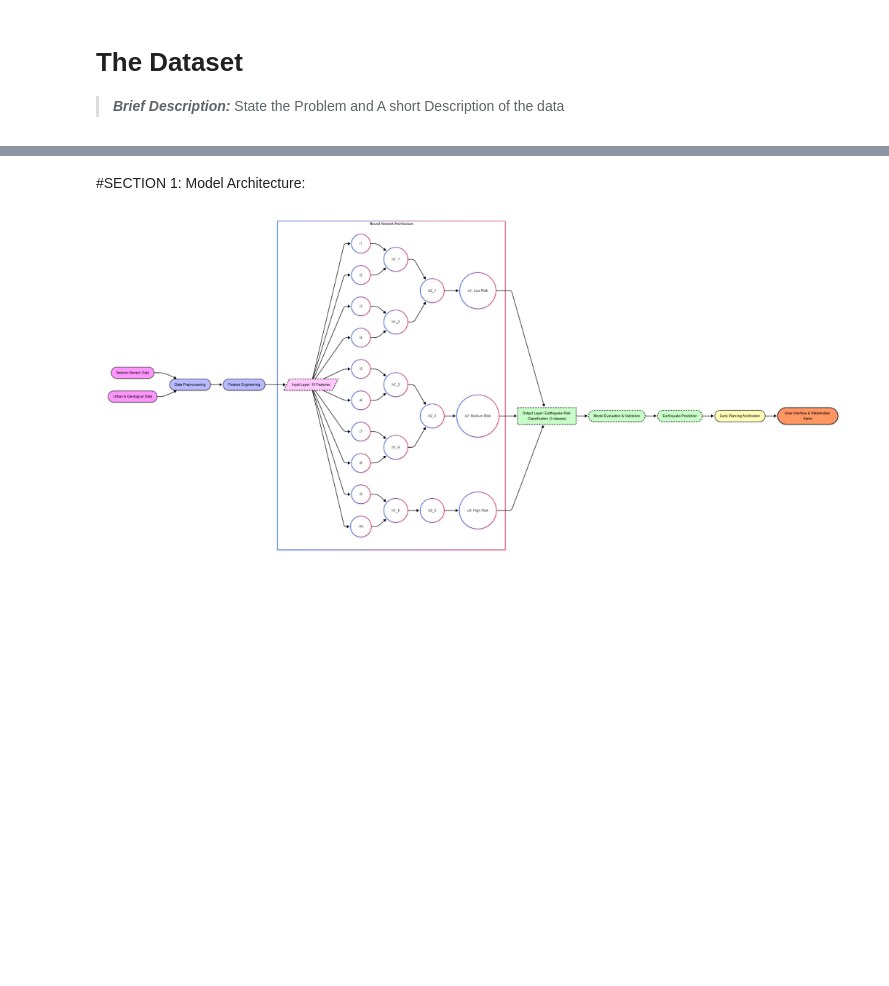
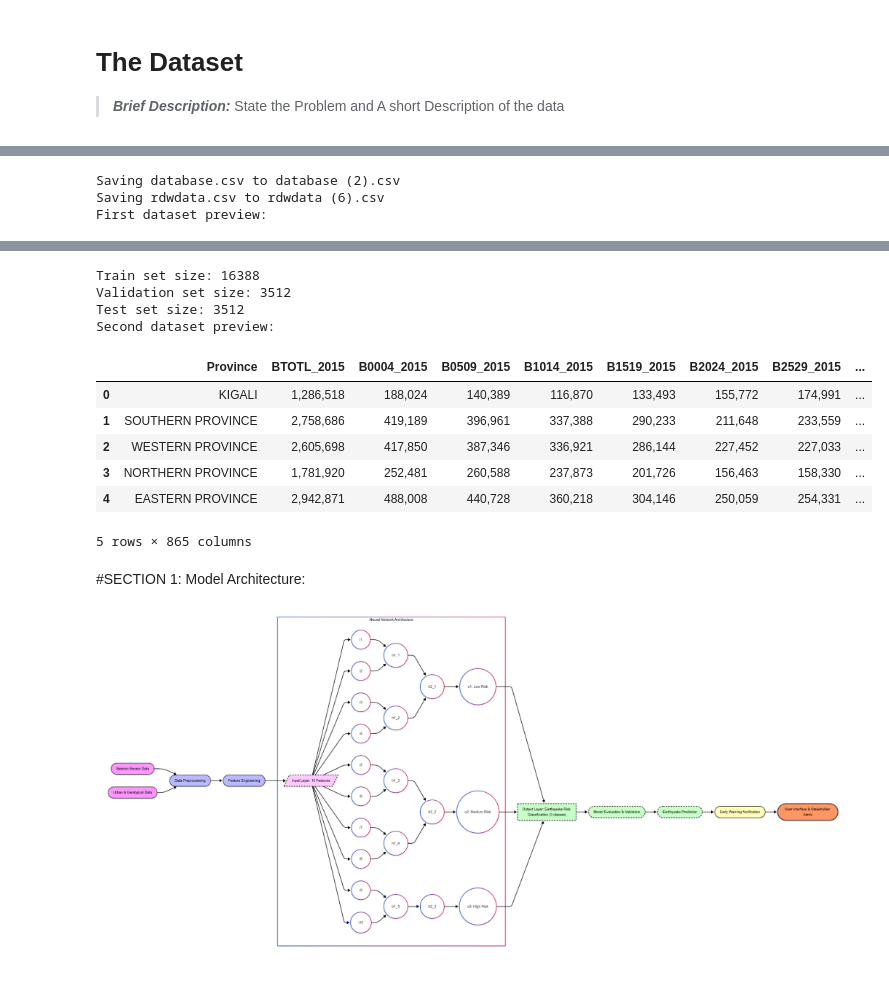
Before and after one commit to NickMuhigi/Summative_Intro_To_ML_assignment.ipynb, a Jupyter notebook: Summative_Intro_to_ml_[Nicolas_Muhigi]_assignment.ipynb, the cells around one changed output, grey strips where cells are left out. Saved outputs shown, nothing was run; the diff lists cells and outputs as text; code cells hidden in the pictures; blank space fills up the shorter version.

Commit message:
Notebook containing my project code and analysis.

```diff
--- a/Summative_Intro_to_ml_[Nicolas_Muhigi]_assignment.ipynb
+++ b/Summative_Intro_to_ml_[Nicolas_Muhigi]_assignment.ipynb
@@ -87,0 +53,66 @@ else:
+# %%
+# The Dataset
+# > ***Brief Description:***
+# The problem is to predict whether an earthquake has a high magnitude (>= 6.0) based on geographical and seismic features.
+# The first dataset contains earthquake events with Latitude, Longitude, Depth, and Magnitude.
+# The second dataset is provided optionally for further analysis or comparison.
+
+import pandas as pd
+import io
+from tkinter import Tk
+from tkinter.filedialog import askopenfilename
+
+# Function to upload a single CSV file (for local environments)
+def upload_csv_file(prompt="Select a CSV file"):
+    root = Tk()
+    root.withdraw()  # Hide the root window
+    file_path = askopenfilename(title=prompt, filetypes=[("CSV files", "*.csv")])
+    if file_path:
+        return pd.read_csv(file_path)
+    else:
+        print("No file selected.")
+        return None
+
+from google.colab import files
+from sklearn.model_selection import train_test_split
+
+# Upload two CSV files (Google Colab environment)
+print("Please upload two CSV files.")
+uploaded = files.upload()
+
+# Read uploaded files into dataframes
+dataframes = []
+for filename in uploaded.keys():
+    df = pd.read_csv(io.BytesIO(uploaded[filename]))
+    dataframes.append(df)
+
+if len(dataframes) < 2:
+    print("Please upload at least two CSV files.")
+else:
+    df1, df2 = dataframes[:2]
+
+    # Clean and preprocess df1
+    df1['Magnitude'] = pd.to_numeric(df1['Magnitude'], errors='coerce')
+    df1 = df1.dropna(subset=['Magnitude', 'Latitude', 'Longitude', 'Depth'])
+    df1['HighMag'] = (df1['Magnitude'] >= 6.0).astype(int)
+    df1 = df1[['Latitude', 'Longitude', 'Depth', 'Magnitude', 'HighMag']]
+
+    print("First dataset preview:")
+    display(df1.head())
+
+    # Prepare features and labels
+    X = df1[['Latitude', 'Longitude', 'Depth', 'Magnitude']]
+    y = df1['HighMag']
+
+    # Train-validation-test split
+    X_train, X_temp, y_train, y_temp = train_test_split(X, y, test_size=0.3, random_state=42)
+    X_val, X_test, y_val, y_test = train_test_split(X_temp, y_temp, test_size=0.5, random_state=42)
+
+    print(f"Train set size: {len(X_train)}")
+    print(f"Validation set size: {len(X_val)}")
+    print(f"Test set size: {len(X_test)}")
+
+    # Optional: show second dataset
+    print("Second dataset preview:")
+    display(df2.head())
+# %% [output]
@@ -87,0 +121,3 @@ else:
+Saving database.csv to database (2).csv
+Saving rdwdata.csv to rdwdata (6).csv
+First dataset preview:
@@ -88,3 +130,14 @@ else:
+Train set size: 16388
+Validation set size: 3512
+Test set size: 3512
+Second dataset preview:
+|  | Province | BTOTL_2015 | B0004_2015 | B0509_2015 | B1014_2015 | B1519_2015 | B2024_2015 | B2529_2015 | ... |
+| 0 | KIGALI | 1,286,518 | 188,024 | 140,389 | 116,870 | 133,493 | 155,772 | 174,991 | ... |
+| 1 | SOUTHERN PROVINCE | 2,758,686 | 419,189 | 396,961 | 337,388 | 290,233 | 211,648 | 233,559 | ... |
+| 2 | WESTERN PROVINCE | 2,605,698 | 417,850 | 387,346 | 336,921 | 286,144 | 227,452 | 227,033 | ... |
+| 3 | NORTHERN PROVINCE | 1,781,920 | 252,481 | 260,588 | 237,873 | 201,726 | 156,463 | 158,330 | ... |
+| 4 | EASTERN PROVINCE | 2,942,871 | 488,008 | 440,728 | 360,218 | 304,146 | 250,059 | 254,331 | ... |
+5 rows × 865 columns
 # %% [markdown]
 #SECTION 1: Model Architecture:
 
```
Also changed, not shown: parts of 9 cells of this notebook.
